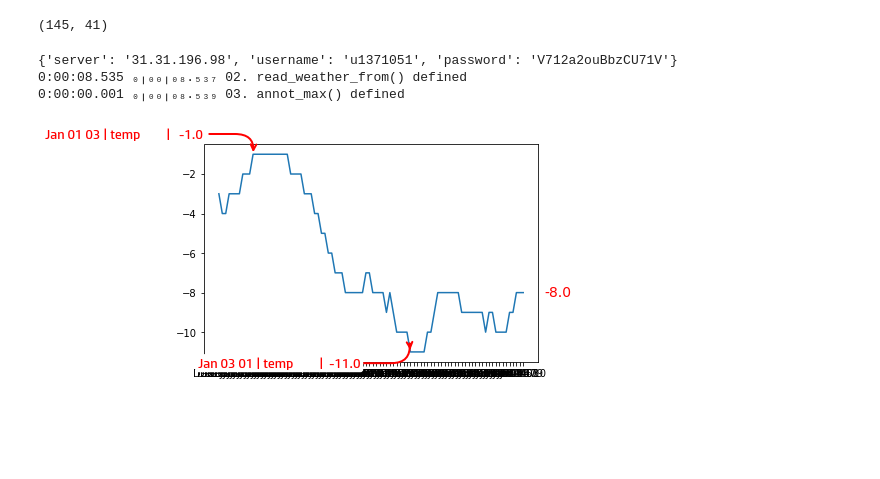
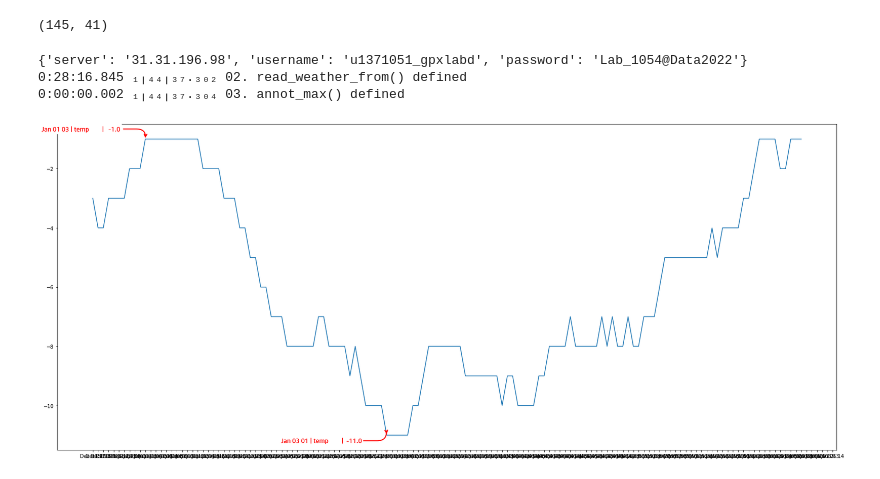
Before and after one commit to codeup1054/jnlab, a Jupyter notebook: 00.yandex_weather.ipynb, the cells around one changed output. Saved outputs shown, nothing was run; the diff lists cells and outputs as text; code cells hidden in the pictures; blank space fills up the shorter version.

Commit message:
2022-01-22 yandex_weather change cred

```diff
--- a/00.yandex_weather.ipynb
+++ b/00.yandex_weather.ipynb
@@ -160,16 +159,20 @@ global buff
 global annotation_shift
 annotation_shift = 0
 
-locals().update(ftps.reg)
+locals().update(ftps.clock_ftp)
+
+print (ftps.clock_ftp)
 
 def read_weather_from ():
     filename = r"www/gpxlab.ru/api/cache_clock/json_yandex_weather_history.json"
     # Just one of the files;
 
+
+
     ftp = FTP(server)
 
     ftp.login(user = username, passwd = password)
-    ftp.cwd("/www/gpxlab.ru/api/cache_clock/")
+#     ftp.cwd("/www/gpxlab.ru/api/cache_clock/")
 
     filename = r"json_yandex_weather_history_tmp.json"
 
@@ -277,38 +280,38 @@ def annot_max(param):
     text= "%s | %s | %s"%(xmax[0:], k.ljust(12),   str(ymax).rjust(6))
 
 
     if not ax:
         ax=plt.gca()
     bbox_props = dict(boxstyle="round,pad=0.2", fc="w", ec=color, lw=0.0, color=color)
     arrowprops=dict(arrowstyle="->",connectionstyle="angle,angleA=0,angleB=95,rad=20", color=color, lw=2, shrinkA=0.4)
     kw = dict(xycoords='data',textcoords='offset points',
               arrowprops=arrowprops, bbox=bbox_props, ha="right", va="top", color=color)
     ax.annotate(text, xy=(xmax, ymax), xytext=(-50, 10 - annotation_shift*15), **kw, family='HP Simplified', fontsize=14 )
 
 tm('03. annot_max() defined ')
 
 # ****************  test block
 # (x,df[k],k,p.color,ax[k] )
 
 fig,ax1  = plt.subplots()
 
-tdf = dfr['full_data'][10:100]
+tdf = dfr['full_data'][10:300]
 
 x = [datetime.utcfromtimestamp(ts).strftime('%b %d %H') for ts in tdf['obs_time']]
 
 ax1.plot(x,tdf['temp'])
 
 annot_max((x,tdf['temp'],'temp','r',ax1))
 
 plt.show()
 
 
 #     https://jonathansoma.com/lede/data-studio/matplotlib/list-all-fonts-available-in-matplotlib-plus-samples/
 # %% [output]
-{'server': '31.31.196.98', 'username': 'u1371051', 'password': 'V712a2ouBbzCU71V'}
-0:00:08.535 ₀╷₀₀╷₀₈.₅₃₇ 02. read_weather_from() defined
-0:00:00.001 ₀╷₀₀╷₀₈.₅₃₉ 03. annot_max() defined
+{'server': '31.31.196.98', 'username': 'u1371051_gpxlabd', 'password': 'Lab_1054@Data2022'}
+0:28:16.845 ₁╷₄₄╷₃₇.₃₀₂ 02. read_weather_from() defined
+0:00:00.002 ₁╷₄₄╷₃₇.₃₀₄ 03. annot_max() defined
-[figure, old version]
+[figure, new version]
 # %%
 
 
```
Also changed, not shown: parts of 2 cells of this notebook.
